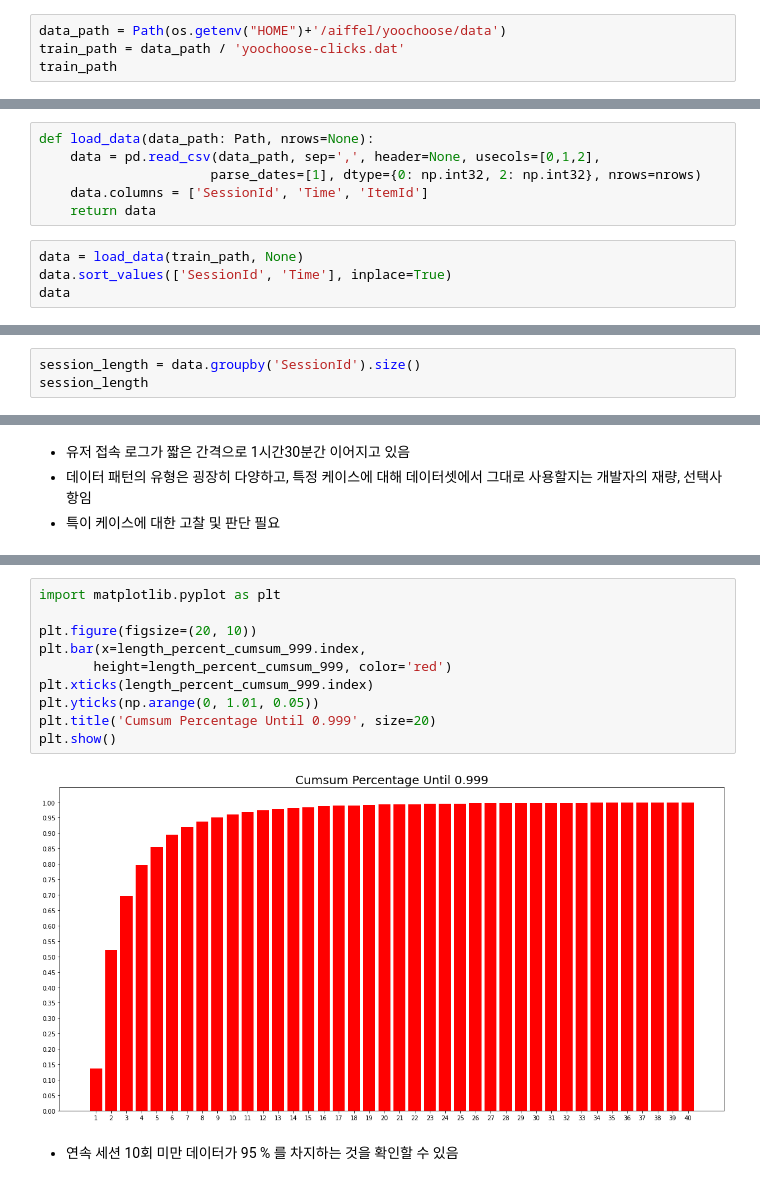
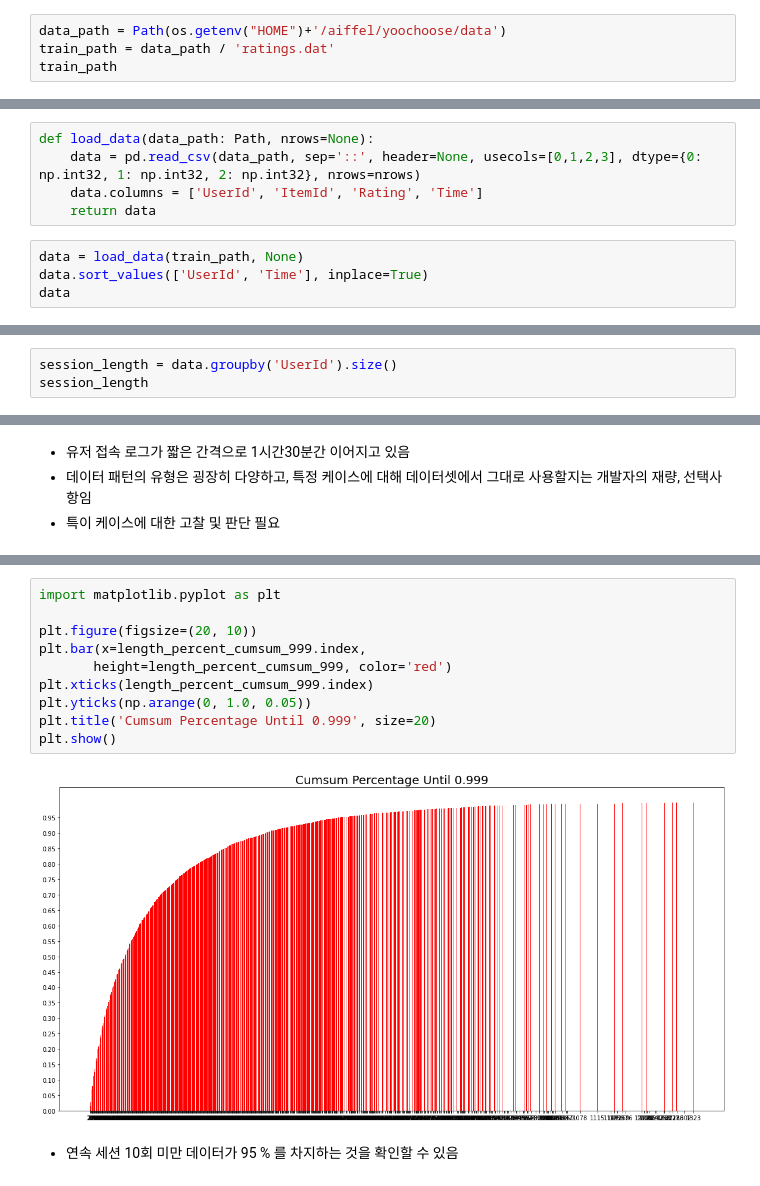
Before and after one commit to Caligo46/aiffel_lms, a Jupyter notebook: Expl_12_recsys_gru4rec-2.ipynb, the cells around one changed output, grey strips where cells are left out. Saved outputs shown, nothing was run; the diff lists cells and outputs as text.

```diff
--- a/Expl_12_recsys_gru4rec-2.ipynb
+++ b/Expl_12_recsys_gru4rec-2.ipynb
@@ -13,6 +13,6 @@ import warnings
 warnings.filterwarnings('ignore')
 # %%
 data_path = Path(os.getenv("HOME")+'/aiffel/yoochoose/data')
-train_path = data_path / 'yoochoose-clicks.dat'
+train_path = data_path / 'ratings.dat'
 train_path
 # %% [output]
@@ -20,11 +20,10 @@ PosixPath('/aiffel/aiffel/yoochoose/data/yoochoose-clicks.dat')
 # %%
 def load_data(data_path: Path, nrows=None):
-    data = pd.read_csv(data_path, sep=',', header=None, usecols=[0,1,2],
-                      parse_dates=[1], dtype={0: np.int32, 2: np.int32}, nrows=nrows)
-    data.columns = ['SessionId', 'Time', 'ItemId']
+    data = pd.read_csv(data_path, sep='::', header=None, usecols=[0,1,2,3], dtype={0: np.int32, 1: np.int32, 2: np.int32}, nrows=nrows)
+    data.columns = ['UserId', 'ItemId', 'Rating', 'Time']
     return data
 # %%
 data = load_data(train_path, None)
-data.sort_values(['SessionId', 'Time'], inplace=True)
+data.sort_values(['UserId', 'Time'], inplace=True)
 data
 # %% [output]
@@ -48,6 +47,6 @@ data['SessionId'].nunique(), data['ItemId'].nunique()
 # %% [markdown]
 ### Session Length
 # %%
-session_length = data.groupby('SessionId').size()
+session_length = data.groupby('UserId').size()
 session_length
 # %% [output]
@@ -124,15 +118,15 @@ dtype: float64
 # %%
 import matplotlib.pyplot as plt
 
 plt.figure(figsize=(20, 10))
 plt.bar(x=length_percent_cumsum_999.index,
        height=length_percent_cumsum_999, color='red')
 plt.xticks(length_percent_cumsum_999.index)
-plt.yticks(np.arange(0, 1.01, 0.05))
+plt.yticks(np.arange(0, 1.0, 0.05))
 plt.title('Cumsum Percentage Until 0.999', size=20)
 plt.show()
 # %% [output]
-[figure, old version]
+[figure, new version]
 # %% [markdown]
 * 연속 세션 10회 미만 데이터가 95 % 를 차지하는 것을 확인할 수 있음
 # %% [markdown]
```
Also changed, not shown: parts of 9 cells of this notebook, 1 other file.
